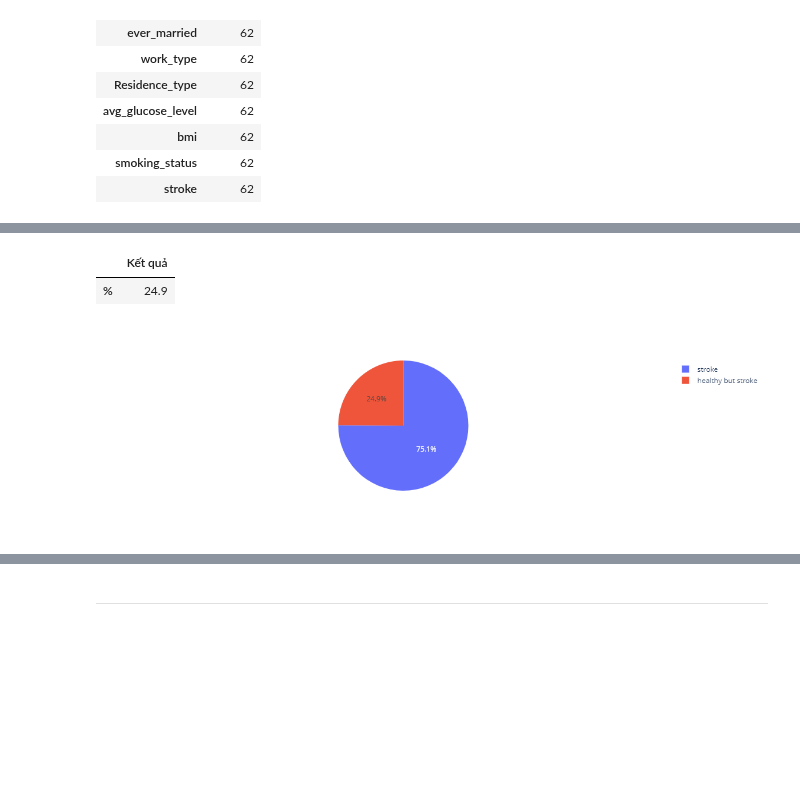
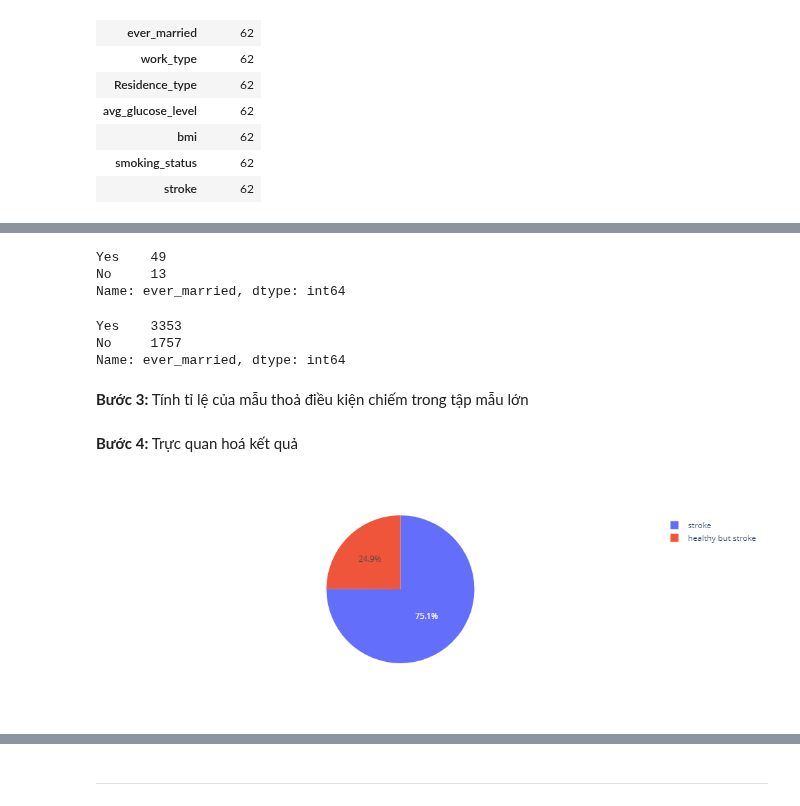
Before and after one commit to luthevy/LTKHDL_Final, a Jupyter notebook: vỹ.ipynb, the cells around one changed output, grey strips where cells are left out. Saved outputs shown, nothing was run; the diff lists cells and outputs as text; code cells hidden in the pictures; blank space fills up the shorter version.

```diff
--- a/vỹ.ipynb
+++ b/vỹ.ipynb
@@ -499,0 +539,14 @@ pd.DataFrame(num_healthy_but_stroke, columns = ['Số dòng'])
+# %%
+healthy_but_stroke['ever_married'].value_counts()
+# %% [output]
+Yes    49
+No     13
+Name: ever_married, dtype: int64
+# %%
+hcs_df['ever_married'].value_counts()
+# %% [output]
+Yes    3353
+No     1757
+Name: ever_married, dtype: int64
+# %% [markdown]
+**Bước 3:** Tính tỉ lệ của mẫu thoả điều kiện chiếm trong tập mẫu lớn
@@ -500,15 +555,9 @@ pd.DataFrame(num_healthy_but_stroke, columns = ['Số dòng'])
+# %% [markdown]
+**Bước 4:** Trực quan hoá kết quả
 # %%
-percent_healthy_but_stroke = (num_healthy_but_stroke[0] / num_stroke_active[0]) * 100
-display(pd.DataFrame(data = [np.round(percent_healthy_but_stroke,1)],
-                   index=['%'],
-                   columns=['Kết quả']))
-
-
 fig = pxe.pie(values=[(100 - percent_healthy_but_stroke), percent_healthy_but_stroke], names=['stroke', 'healthy but stroke'])
 fig.show()
 # %% [output]
-|  | Kết quả |
-| % | 24.9 |
-[figure, old version]
+[figure, new version]
 # %% [markdown]
 #### Nhận xét:
```
Also changed, not shown: parts of 23 cells of this notebook.
